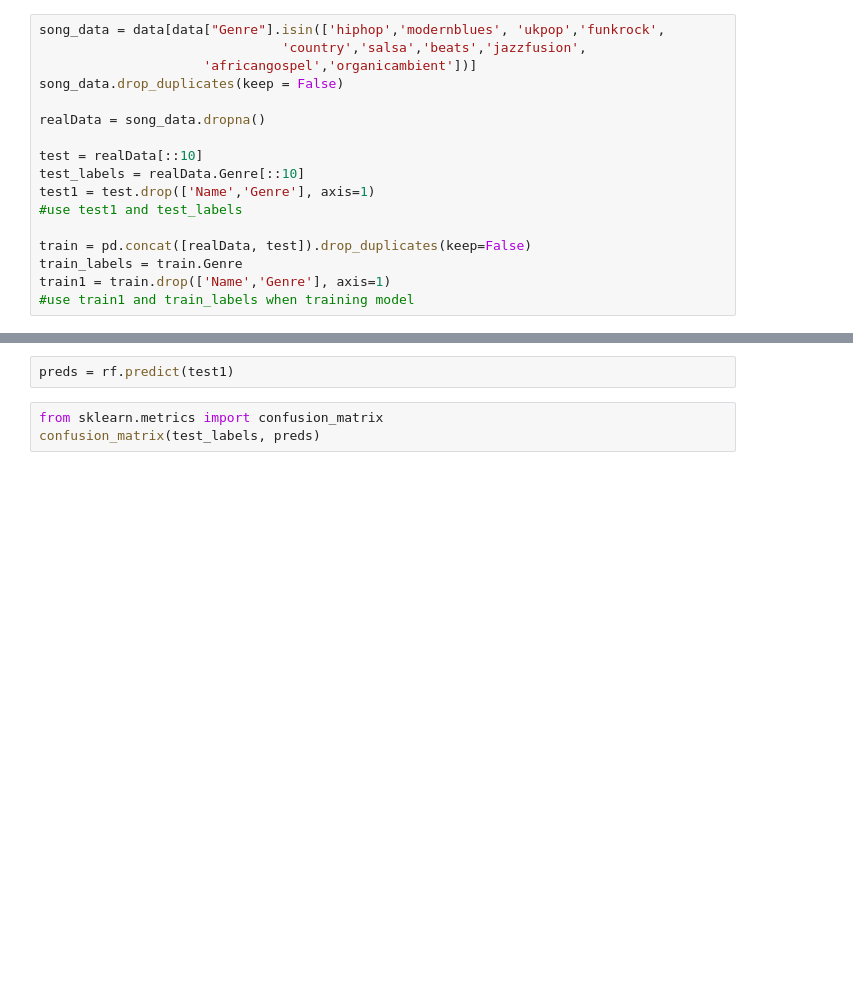
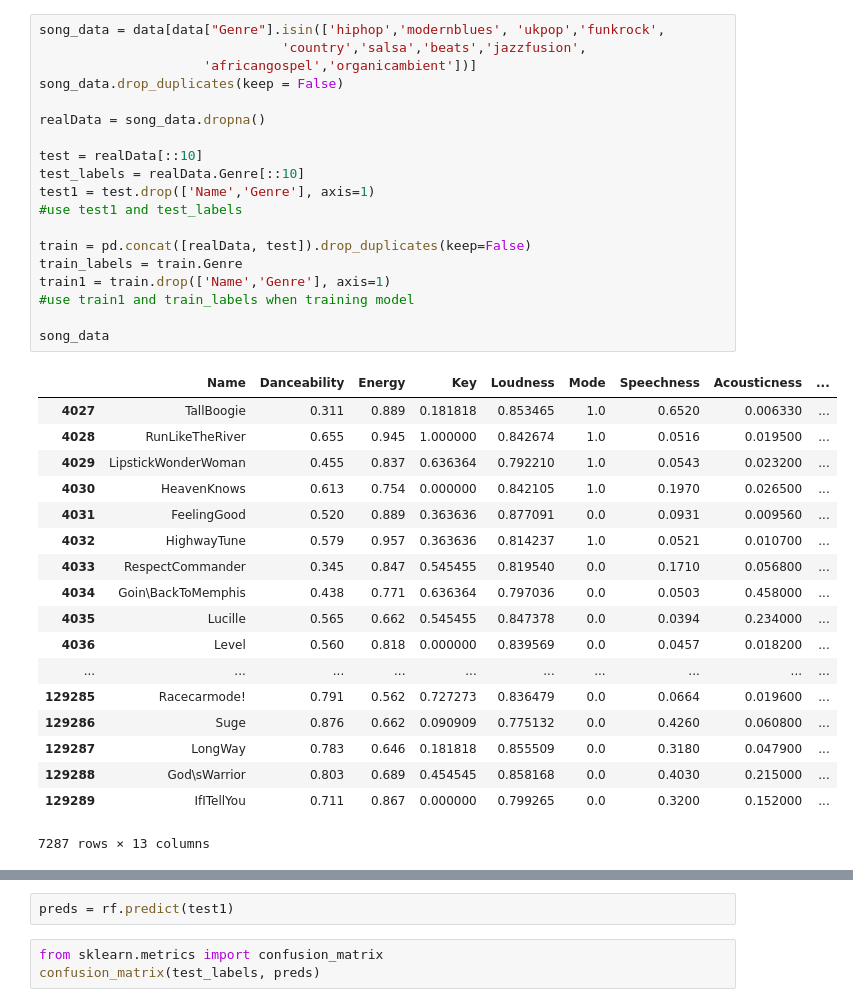
Before and after one commit to adr27/Song-Genre-Classifier, a Jupyter notebook: Project.ipynb, the cells around one changed output, grey strips where cells are left out. Saved outputs shown, nothing was run; the diff lists cells and outputs as text; blank space fills up the shorter version.

```diff
--- a/Project.ipynb
+++ b/Project.ipynb
@@ -137,20 +139,41 @@ data
 # %%
 song_data = data[data["Genre"].isin(['hiphop','modernblues', 'ukpop','funkrock',
                                'country','salsa','beats','jazzfusion',
                      'africangospel','organicambient'])]
 song_data.drop_duplicates(keep = False)
 
 realData = song_data.dropna()
 
 test = realData[::10]
 test_labels = realData.Genre[::10]
 test1 = test.drop(['Name','Genre'], axis=1)
 #use test1 and test_labels
 
 train = pd.concat([realData, test]).drop_duplicates(keep=False)
 train_labels = train.Genre
 train1 = train.drop(['Name','Genre'], axis=1)
 #use train1 and train_labels when training model
+
+song_data
+# %% [output]
+|  | Name | Danceability | Energy | Key | Loudness | Mode | Speechness | Acousticness | ... |
+| 4027 | TallBoogie | 0.311 | 0.889 | 0.181818 | 0.853465 | 1.0 | 0.6520 | 0.006330 | ... |
+| 4028 | RunLikeTheRiver | 0.655 | 0.945 | 1.000000 | 0.842674 | 1.0 | 0.0516 | 0.019500 | ... |
+| 4029 | LipstickWonderWoman | 0.455 | 0.837 | 0.636364 | 0.792210 | 1.0 | 0.0543 | 0.023200 | ... |
+| 4030 | HeavenKnows | 0.613 | 0.754 | 0.000000 | 0.842105 | 1.0 | 0.1970 | 0.026500 | ... |
+| 4031 | FeelingGood | 0.520 | 0.889 | 0.363636 | 0.877091 | 0.0 | 0.0931 | 0.009560 | ... |
+| 4032 | HighwayTune | 0.579 | 0.957 | 0.363636 | 0.814237 | 1.0 | 0.0521 | 0.010700 | ... |
+| 4033 | RespectCommander | 0.345 | 0.847 | 0.545455 | 0.819540 | 0.0 | 0.1710 | 0.056800 | ... |
+| 4034 | Goin\BackToMemphis | 0.438 | 0.771 | 0.636364 | 0.797036 | 0.0 | 0.0503 | 0.458000 | ... |
+| 4035 | Lucille | 0.565 | 0.662 | 0.545455 | 0.847378 | 0.0 | 0.0394 | 0.234000 | ... |
+| 4036 | Level | 0.560 | 0.818 | 0.000000 | 0.839569 | 0.0 | 0.0457 | 0.018200 | ... |
+| ... | ... | ... | ... | ... | ... | ... | ... | ... | ... |
+| 129285 | Racecarmode! | 0.791 | 0.562 | 0.727273 | 0.836479 | 0.0 | 0.0664 | 0.019600 | ... |
+| 129286 | Suge | 0.876 | 0.662 | 0.090909 | 0.775132 | 0.0 | 0.4260 | 0.060800 | ... |
+| 129287 | LongWay | 0.783 | 0.646 | 0.181818 | 0.855509 | 0.0 | 0.3180 | 0.047900 | ... |
+| 129288 | God\sWarrior | 0.803 | 0.689 | 0.454545 | 0.858168 | 0.0 | 0.4030 | 0.215000 | ... |
+| 129289 | IfITellYou | 0.711 | 0.867 | 0.000000 | 0.799265 | 0.0 | 0.3200 | 0.152000 | ... |
+7287 rows × 13 columns
 # %%
 %%time
 from sklearn.ensemble import RandomForestClassifier
```
Also changed, not shown: parts of 6 cells of this notebook.
